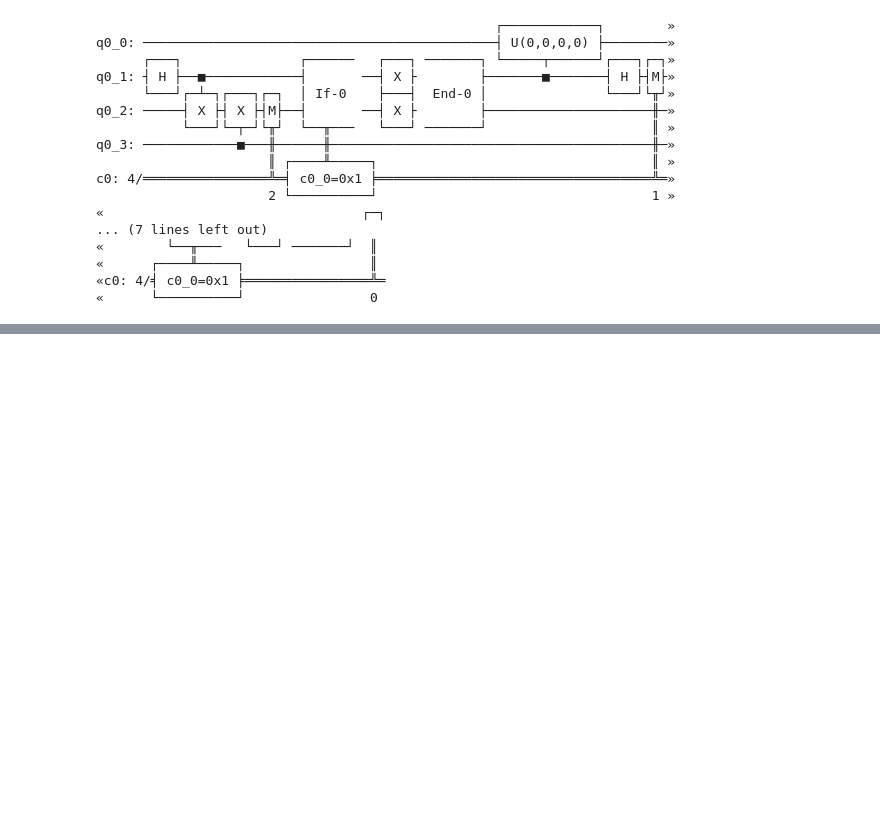
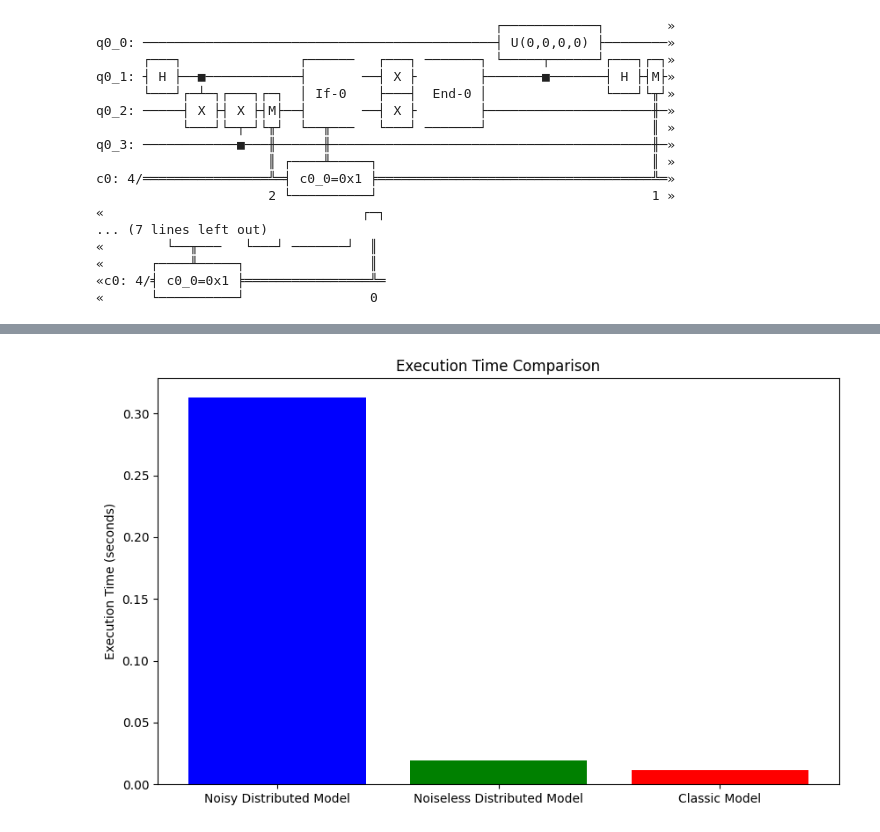
Before and after one commit to kandaurovnet/qiskit-ibm-hackathon-2024, a Jupyter notebook: TEAM-EIGHT.ipynb, the cells around one changed output, grey strips where cells are left out. Cells and saved outputs as stored; diff of their text form; code cells hidden in the pictures; blank space fills up the shorter version.

Commit message:
Simulator finish

```diff
--- a/TEAM-EIGHT.ipynb
+++ b/TEAM-EIGHT.ipynb
@@ -203,6 +204,13 @@ plot_qubit_interaction_graph(G, "Qubit Interactions Graph [clustered]", clusters
 from itertools import product
 from itertools import permutations
 from itertools import combinations
+from qiskit import transpile
+from qiskit.compiler.transpiler import CouplingMap
+from qiskit_aer import AerSimulator
+from qiskit_aer.noise import NoiseModel, depolarizing_error
+import time
+from qiskit.visualization import plot_histogram
+import matplotlib.pyplot as plt
 from qiskit.compiler.transpiler import CouplingMap, transpile
 from qiskit_aer import AerSimulator
 
@@ -221,9 +229,87 @@ for i in range(len(clusters)):
 
 print("Coupling map:", cm.get_edges())
 
-simulator = AerSimulator()
-transpiled_distributed_qc=transpile(circuit, backend=simulator,coupling_map=cm)
+# Create the noise model
+noise_model = NoiseModel()
 
-distributed_result=simulator.run(transpiled_distributed_qc).result()
-print(distributed_result.time_taken)
+# Define depolarizing noise to be applied to specific nodes
+depolarizing_1noise = depolarizing_error(0.05, 1)  # 5% depolarizing noise
+depolarizing_2noise = depolarizing_error(0.05, 2)  # 5% depolarizing noise
+
+# Apply noise to specific qubits/nodes
+for i in range(len(clusters)):
+    for j in range(i+1, len(clusters)):
+        # Apply single-qubit noise to each qubit individually
+        noise_model.add_quantum_error(depolarizing_1noise, ['id', 'rz', 'sx'], [clusters[i][0]])
+        noise_model.add_quantum_error(depolarizing_1noise, ['id', 'rz', 'sx'], [clusters[j][0]])
+        # Apply two-qubit noise to the pair of qubits for 'cx' gate
+        noise_model.add_quantum_error(depolarizing_2noise, ['cx'], [clusters[i][0], clusters[j][0]])
+# Set up the simulator backend with the noise model
+distributed_noisy_simulator = AerSimulator(noise_model=noise_model)
+
+transpiled_distributed_noisy_qc=transpile(circuit, backend=distributed_noisy_simulator,coupling_map=cm)
+
+distributed_noisy_result=distributed_noisy_simulator.run(transpiled_distributed_noisy_qc).result()
+print(distributed_noisy_result.get_counts())
+
+# Set up the simulator backend with the noiseless model
+distributed_noiseless_simulator = AerSimulator()
+
+transpiled_distributed_noiseless_qc=transpile(circuit, backend=distributed_noiseless_simulator,coupling_map=cm)
+
+distributed_noiseless_result=distributed_noiseless_simulator.run(transpiled_distributed_noiseless_qc).result()
+print(distributed_noiseless_result.get_counts())
+
+# Set up the simulator backend with the noiseless model
+classic_simulator = AerSimulator()
+classic_cm = CouplingMap.from_line(circuit.num_qubits)
+
+transpiled_classic_qc=transpile(circuit, backend=classic_simulator,coupling_map=classic_cm)
+
+classic_result=classic_simulator.run(transpiled_classic_qc).result()
+print(classic_result.get_counts())
+
+
+
+# Simulate with noisy model
+start_time = time.time()
+transpiled_distributed_noisy_qc = transpile(circuit, backend=distributed_noisy_simulator, coupling_map=cm)
+distributed_noisy_result = distributed_noisy_simulator.run(transpiled_distributed_noisy_qc).result()
+noisy_counts = distributed_noisy_result.get_counts()
+noisy_time = time.time() - start_time
+print("Noisy Execution Time:", noisy_time)
+print(noisy_counts)
+
+# Simulate with noiseless model
+start_time = time.time()
+transpiled_distributed_noiseless_qc = transpile(circuit, backend=distributed_noiseless_simulator, coupling_map=cm)
+distributed_noiseless_result = distributed_noiseless_simulator.run(transpiled_distributed_noiseless_qc).result()
+noiseless_counts = distributed_noiseless_result.get_counts()
+noiseless_time = time.time() - start_time
+print("Noiseless Execution Time:", noiseless_time)
+print(noiseless_counts)
+
+# Simulate with classic (noiseless, simple coupling)
+start_time = time.time()
+classic_cm = CouplingMap.from_line(circuit.num_qubits)
+transpiled_classic_qc = transpile(circuit, backend=classic_simulator, coupling_map=classic_cm)
+classic_result = classic_simulator.run(transpiled_classic_qc).result()
+classic_counts = classic_result.get_counts()
+classic_time = time.time() - start_time
+print("Classic Execution Time:", classic_time)
+print(classic_counts)
+
+# Execution times
+execution_times = {
+    'Noisy Distributed Model': noisy_time,
+    'Noiseless Distributed Model': noiseless_time,
+    'Classic Model': classic_time
+}
+
+# Plot execution times
+plt.figure(figsize=(10, 6))
+plt.bar(execution_times.keys(), execution_times.values(), color=['blue', 'green', 'red'])
+plt.ylabel('Execution Time (seconds)')
+plt.title('Execution Time Comparison')
+plt.show()
 # %% [output]
@@ -231,0 +343 @@ Coupling map: EdgeList[(0, 1), (0, 2), (0, 3), (0, 4), (0, 5), (0, 6), (0, 7), (
+[figure, added]
```
Also changed, not shown: parts of 4 cells of this notebook.
